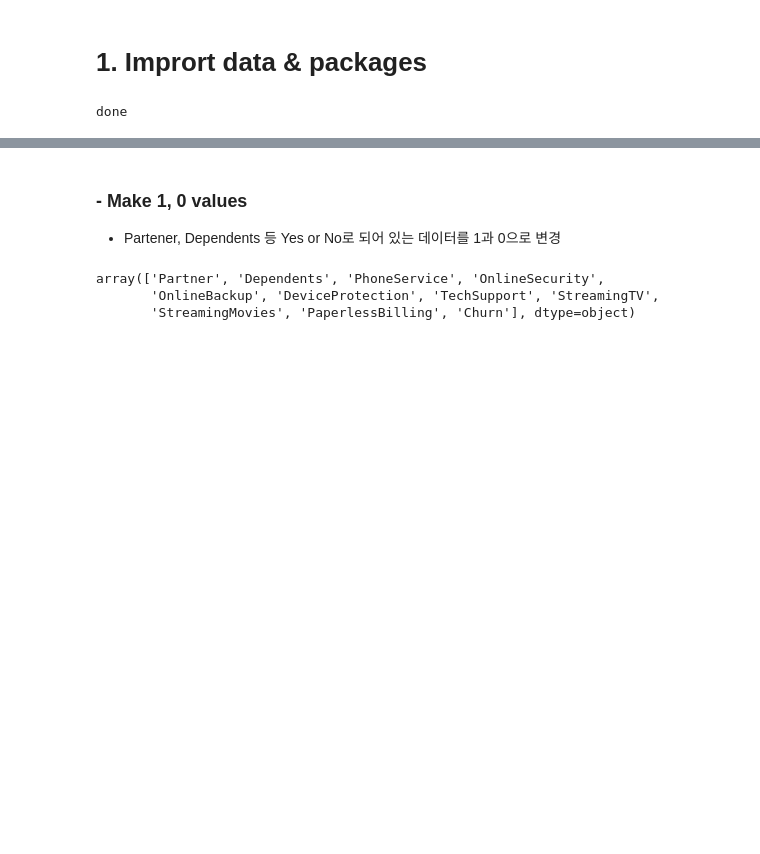
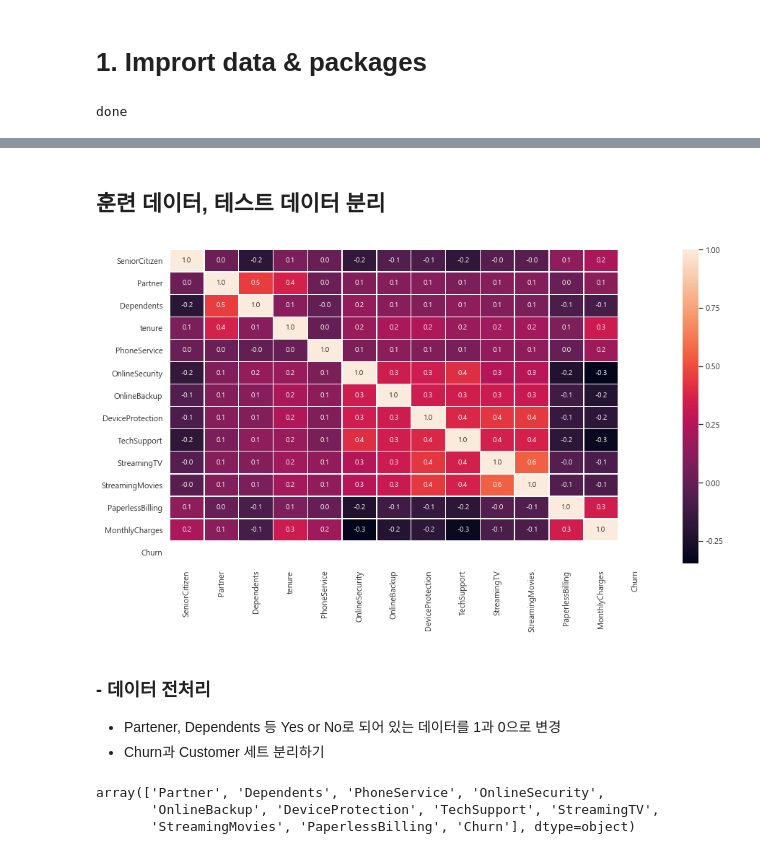
Before and after one commit to h33sun/Lets-EDA, a Jupyter notebook: Telecom _Churn_prediction.ipynb, the cells around one changed output, grey strips where cells are left out. Cells and saved outputs as stored; diff of their text form; code cells hidden in the pictures; blank space fills up the shorter version.

```diff
--- a/Telecom _Churn_prediction.ipynb
+++ b/Telecom _Churn_prediction.ipynb
@@ -43,6 +70,15 @@ data.head(5)
+# %% [markdown]
+## 훈련 데이터, 테스트 데이터 분리
+# %%
+plt.figure(figsize = (15,8))
+sns.heatmap(customers.corr(), annot=True, linewidths=.5, fmt= '.1f')
+plt.show()
+# %% [output]
+[figure, added]
 # %% [markdown]
-### - Make 1, 0 values
+### - 데이터 전처리
 - Partener, Dependents 등 Yes or No로 되어 있는 데이터를 1과 0으로 변경
+- Churn과 Customer 세트 분리하기
 # %%
 # Yes, NO ONE HOT
 data = churn.copy()
```
Also changed, not shown: parts of 20 cells of this notebook.
